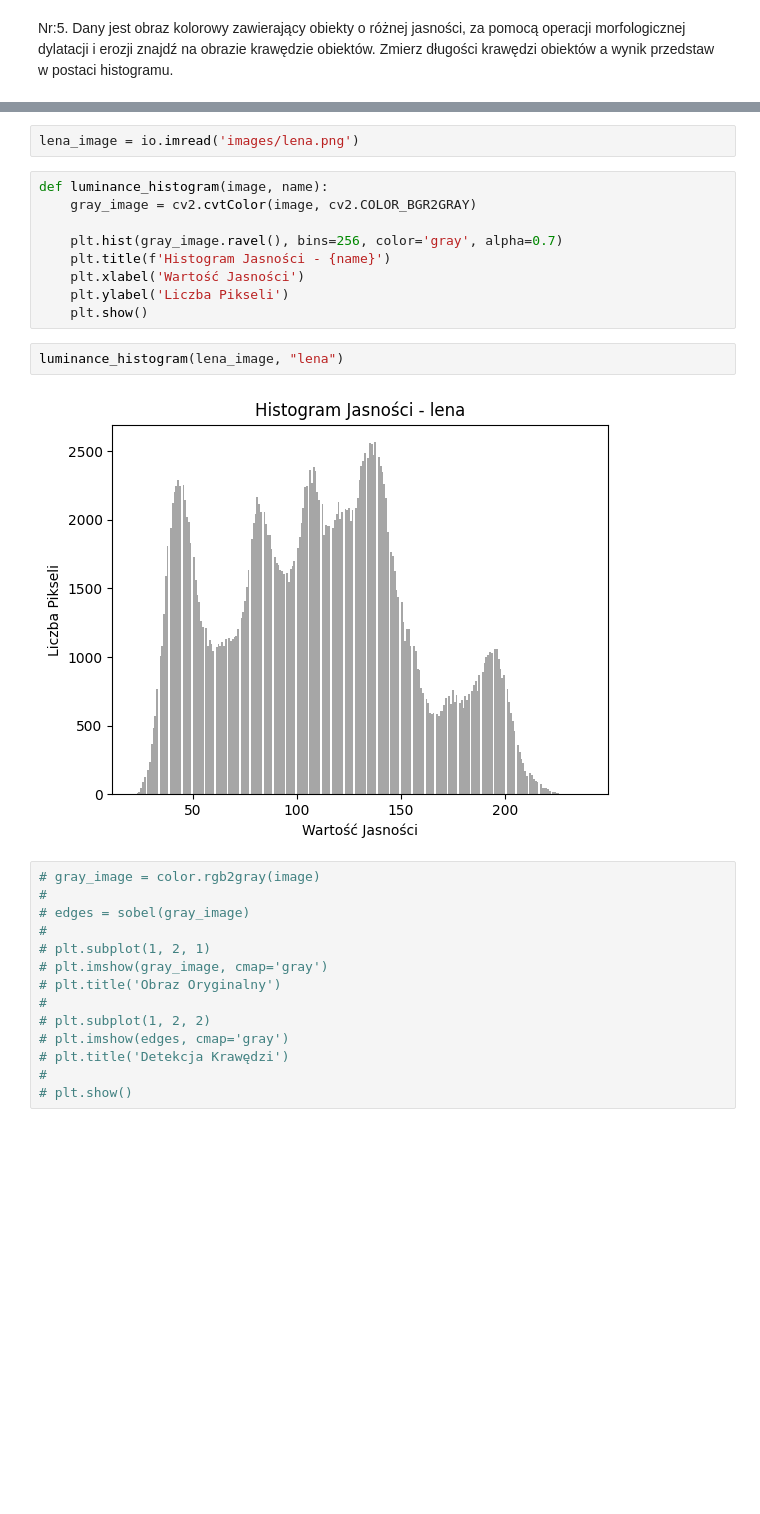
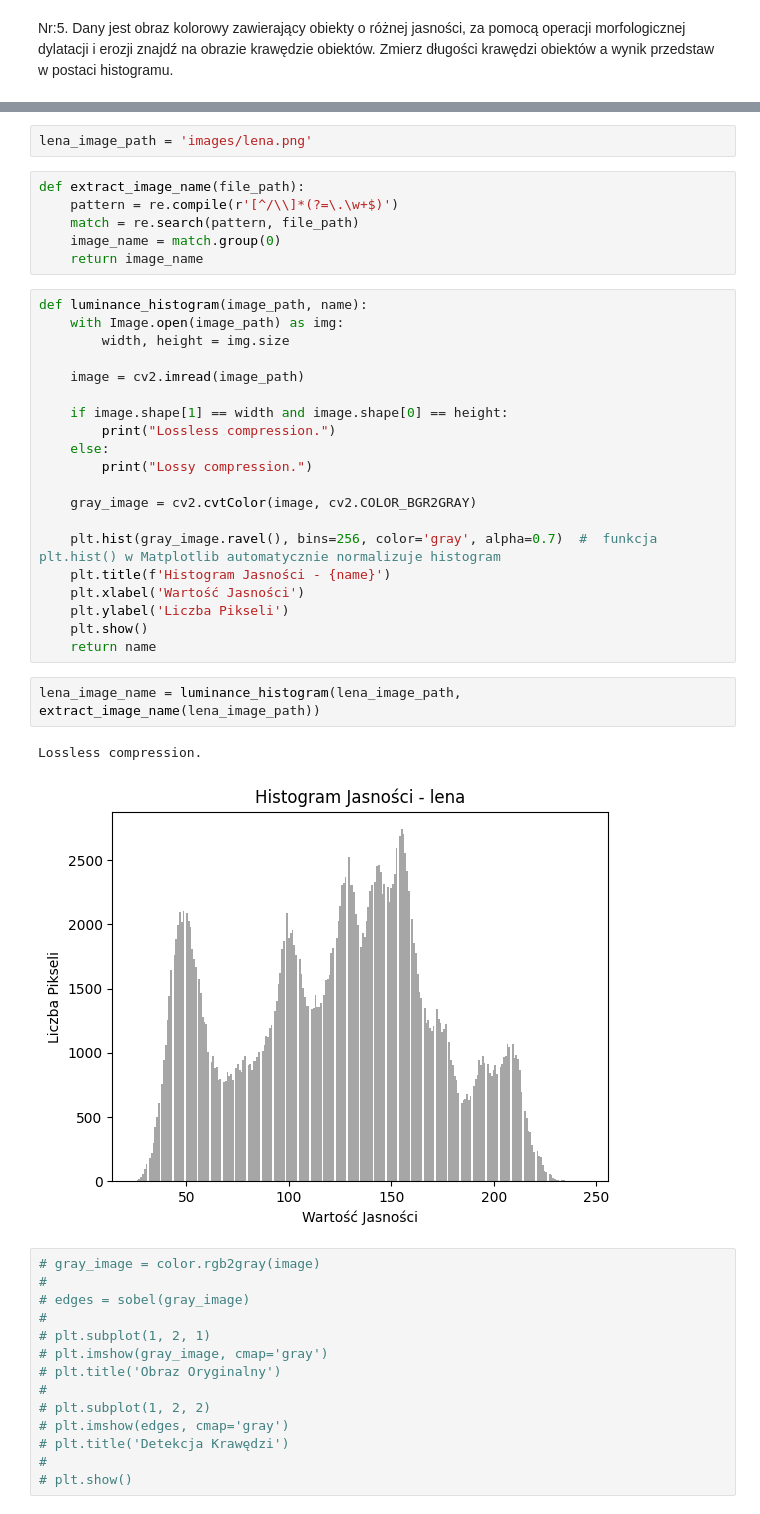
Before and after one commit to PsimonL/ImageProcessing, a Jupyter notebook: Project-edge-detection/main.ipynb, the cells around one changed output, grey strips where cells are left out. Saved outputs shown, nothing was run; the diff lists cells and outputs as text; blank space fills up the shorter version.

```diff
--- a/Project-edge-detection/main.ipynb
+++ b/Project-edge-detection/main.ipynb
@@ -23,18 +29,36 @@ Libs loaded.
 # %%
-lena_image = io.imread('images/lena.png')
+lena_image_path = 'images/lena.png'
+# %%
+def extract_image_name(file_path):
+    pattern = re.compile(r'[^/\\]*(?=\.\w+$)')
+    match = re.search(pattern, file_path)
+    image_name = match.group(0)
+    return image_name
 # %%
-def luminance_histogram(image, name):
+def luminance_histogram(image_path, name):
+    with Image.open(image_path) as img:
+        width, height = img.size
+
+    image = cv2.imread(image_path)
+
+    if image.shape[1] == width and image.shape[0] == height:
+        print("Lossless compression.")
+    else:
+        print("Lossy compression.")
+
     gray_image = cv2.cvtColor(image, cv2.COLOR_BGR2GRAY)
 
-    plt.hist(gray_image.ravel(), bins=256, color='gray', alpha=0.7)
+    plt.hist(gray_image.ravel(), bins=256, color='gray', alpha=0.7)  #  funkcja plt.hist() w Matplotlib automatycznie normalizuje histogram
     plt.title(f'Histogram Jasności - {name}')
     plt.xlabel('Wartość Jasności')
     plt.ylabel('Liczba Pikseli')
     plt.show()
+    return name
-# %%
-luminance_histogram(lena_image, "lena")
-# %% [output]
-[figure, removed]
+# %%
+lena_image_name = luminance_histogram(lena_image_path, extract_image_name(lena_image_path))
+# %% [output]
+Lossless compression.
+[figure, added]
 # %%
 # gray_image = color.rgb2gray(image)
 #
```
Also changed, not shown: parts of 7 cells of this notebook.
